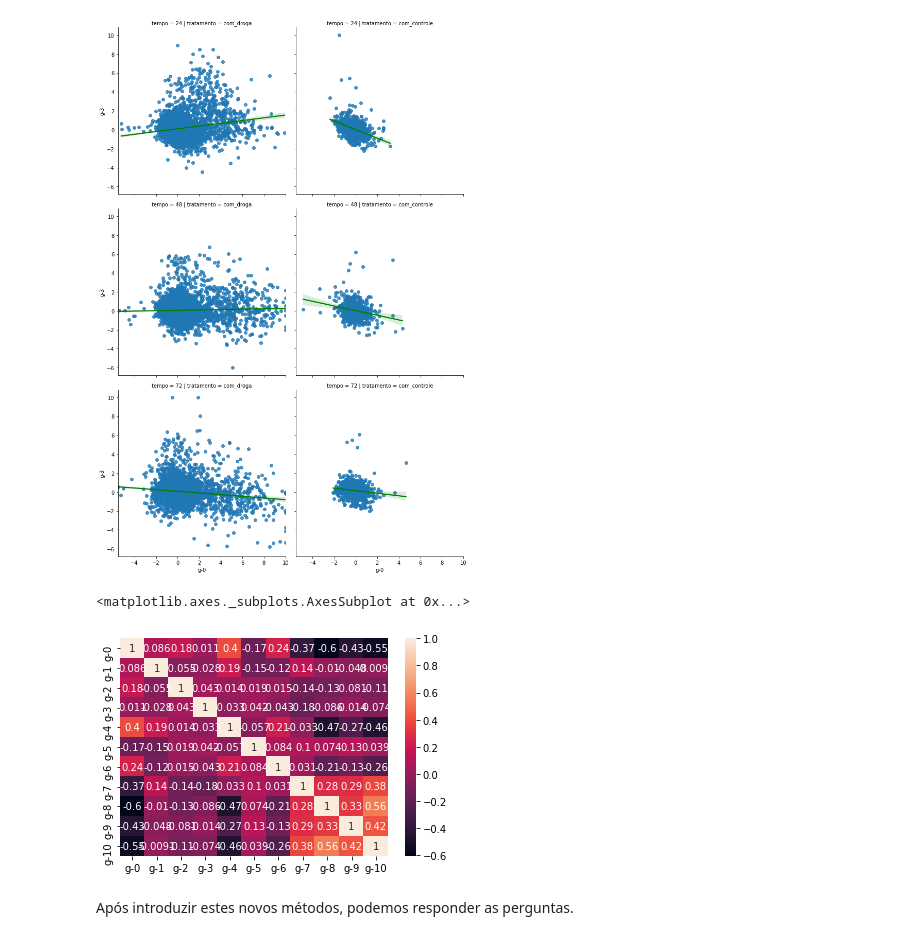
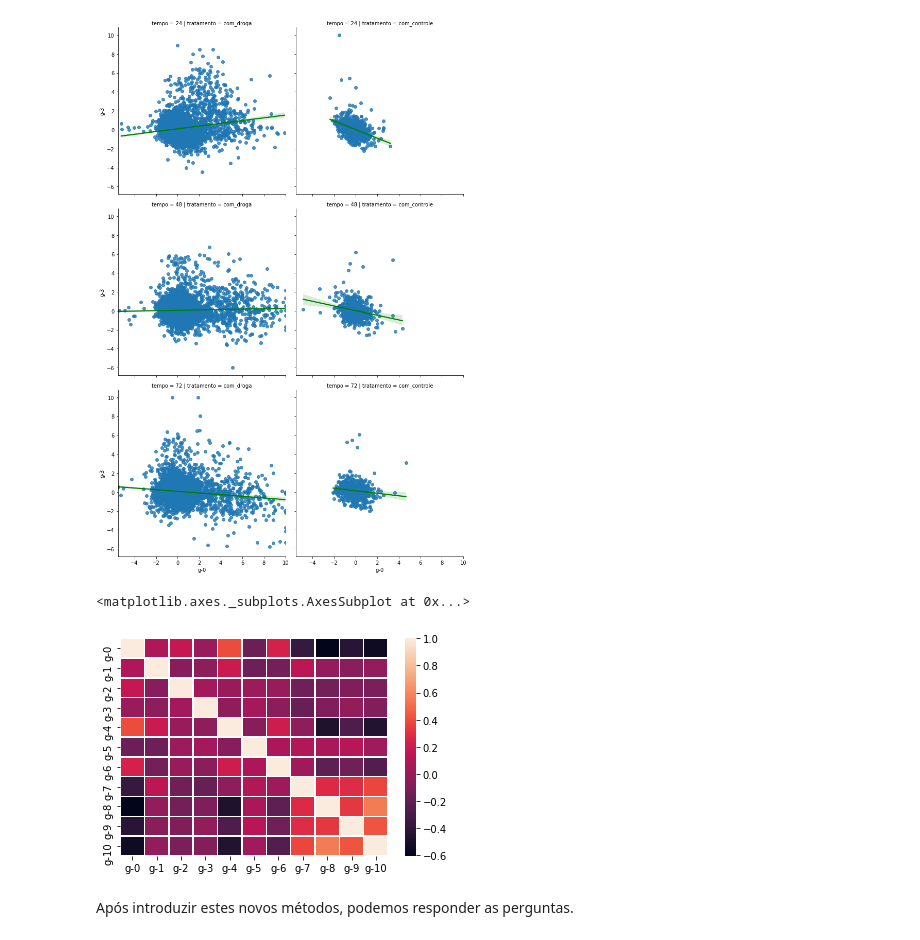
Before and after one commit to MisterGusMan/Alura_ID3, a Jupyter notebook: Análise_Aula_3.ipynb, the cells around one changed output. Drawn from its saved outputs; the diff is of its cells as text; code cells hidden in the pictures.

```diff
--- a/Análise_Aula_3.ipynb
+++ b/Análise_Aula_3.ipynb
@@ -64,10 +64,10 @@ sns.lmplot(data=df, x='g-0', y='g-3', line_kws={'color': 'green'}, col='tratamen
 <seaborn.axisgrid.FacetGrid at 0x...>
 [figure]
 # %%
-sns.heatmap(df.loc[:,'g-0':'g-10'].corr(), annot = True)
+sns.heatmap(df.loc[:,'g-0':'g-10'].corr(), linewidth = .5)
 # %% [output]
 <matplotlib.axes._subplots.AxesSubplot at 0x...>
-[figure, old version]
+[figure, new version]
 # %% [markdown]
 Após introduzir estes novos métodos, podemos responder as perguntas.
 # %% [markdown]
```
Also changed, not shown: parts of 1 cell of this notebook.
